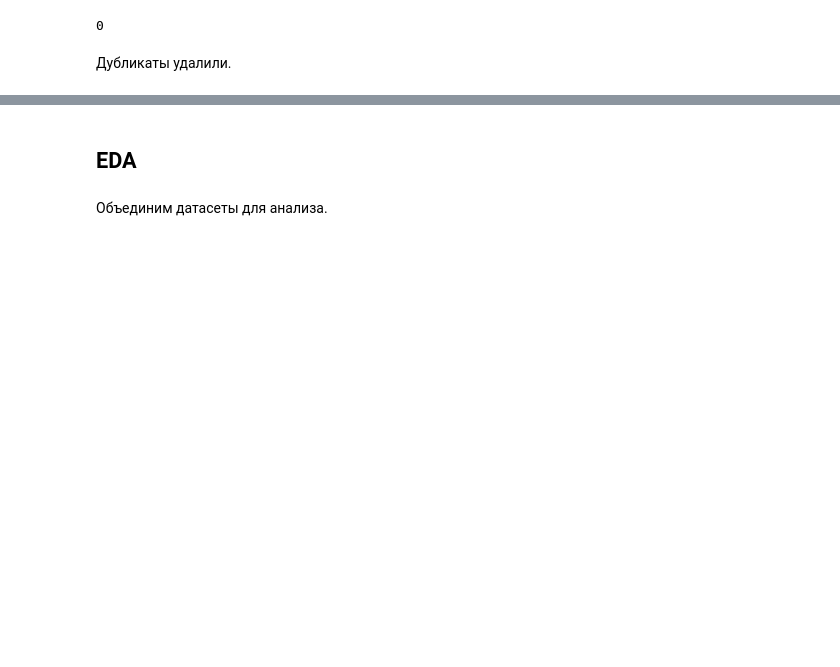
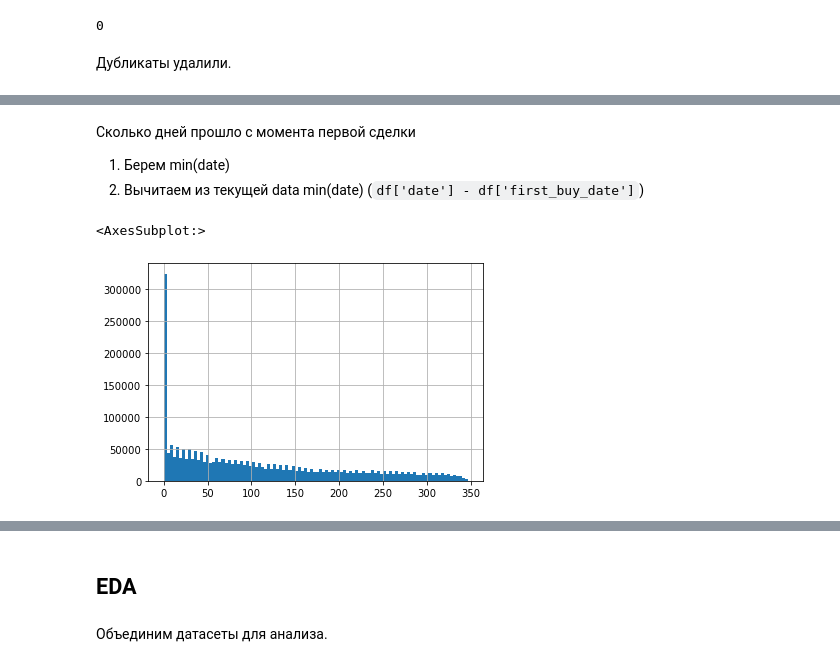
Before and after one commit to snakerzr/cupcake_churn_prediction, a Jupyter notebook: notebook.ipynb, the cells around one changed output, grey strips where cells are left out. Cells and saved outputs as stored; diff of their text form; code cells hidden in the pictures; blank space fills up the shorter version.

```diff
--- a/notebook.ipynb
+++ b/notebook.ipynb
@@ -82,3 +146,5 @@ df['timestamp'] = pd.to_datetime(df['timestamp'], format='%Y-%m-%d %H:%M:%S.%f')
+# %%
+df['date'] = df['timestamp'].dt.date
 # %% [markdown]
 Проверим на дубликаты и пропуски.
 # %%
@@ -113,0 +199,2 @@ df.duplicated().sum()
+# %%
+df['gest_total'] = df['gest_Sum'] + df['gest_Discount']
@@ -113,0 +216,16 @@ df.duplicated().sum()
+# %% [markdown]
+Сколько дней прошло с момента первой сделки
+
+1. Берем min(date)
+2. Вычитаем из текущей data min(date) (`df['date'] - df['first_buy_date']`)
+# %%
+def first_buy_date(col):
+#     print(col.min())
+    return col - col.min()
+df['first_buy_date_delta'] = df.groupby('clnt_ID')['date'].transform(first_buy_date)
+df['first_buy_timestamp_delta'] = df.groupby('clnt_ID')['timestamp'].transform(first_buy_date)
+# %%
+df['first_buy_date_delta'].dt.days.astype('int').hist(bins=100)
+# %% [output]
+<AxesSubplot:>
+[figure, added]
```
Also changed, not shown: parts of 29 cells of this notebook.
